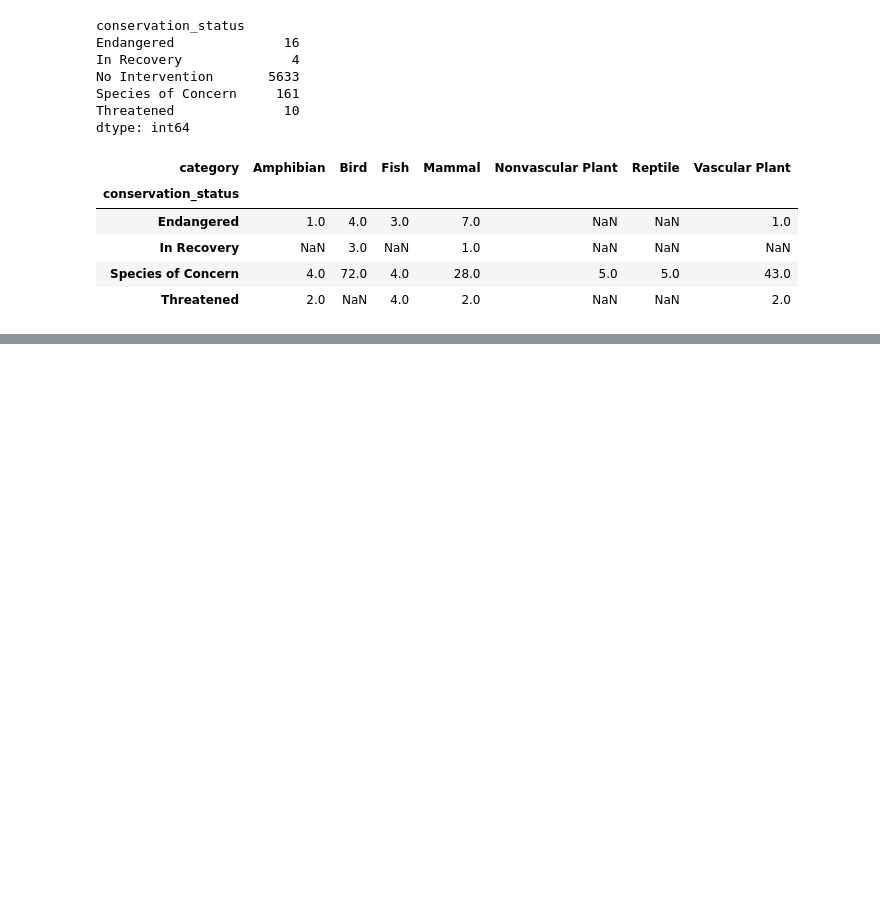
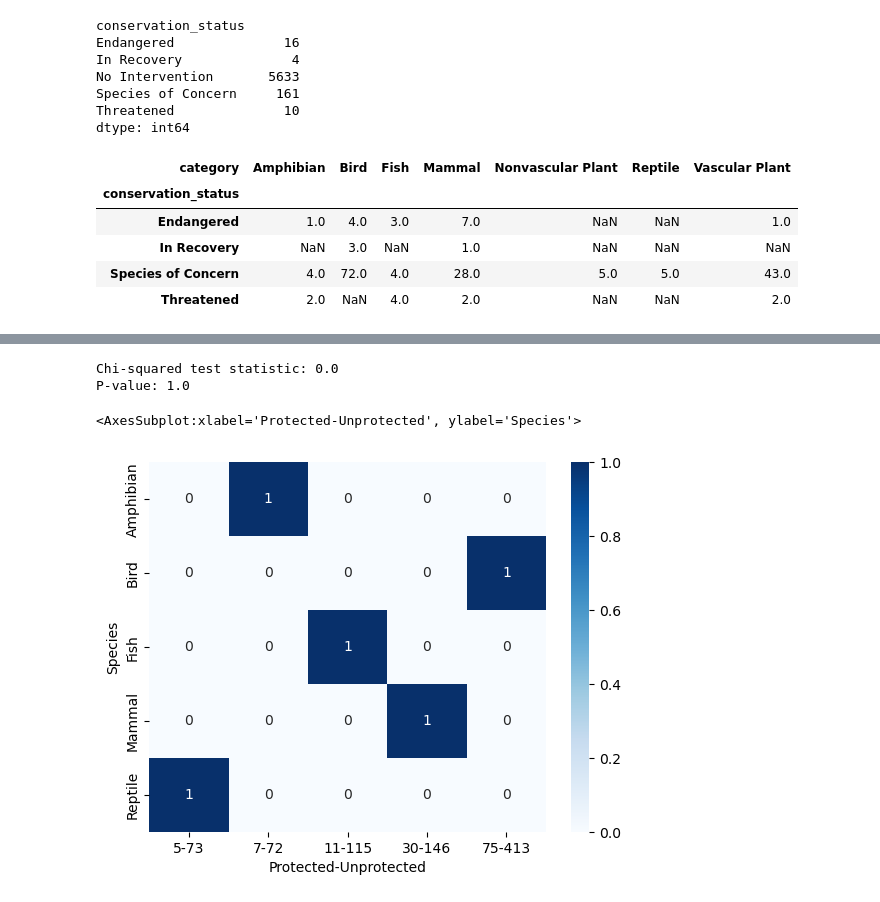
Before and after one commit to minaguevara/biodicersity-national-parks, a Jupyter notebook: biodiversity.ipynb, the cells around one changed output, grey strips where cells are left out. Saved outputs shown, nothing was run; the diff lists cells and outputs as text; code cells hidden in the pictures; blank space fills up the shorter version.

```diff
--- a/biodiversity.ipynb
+++ b/biodiversity.ipynb
@@ -195,0 +309,23 @@ plt.clf()
+# %%
+contingency_fish_amphibian = [[11, 115],
+                              [7, 72]]
+
+chi2, p_value, dof, expected = chi2_contingency(contingency_fish_amphibian)
+print("Chi-squared test statistic:", chi2)
+print("P-value:", p_value)
+# %% [output]
+Chi-squared test statistic: 0.0
+P-value: 1.0
+# %%
+import pandas as pd
+
+data = {'Species': ['Mammal', 'Bird', 'Reptile', 'Fish', 'Amphibian'],
+        'Protected': [30, 75, 5, 11, 7],
+        'Unprotected': [146, 413, 73, 115, 72]}
+
+df = pd.DataFrame(data)
+ct = pd.crosstab(df['Species'], [df['Protected'], df['Unprotected']])
+sns.heatmap(ct, cmap='Blues', annot=True, fmt='d')
+# %% [output]
+<AxesSubplot:xlabel='Protected-Unprotected', ylabel='Species'>
+[figure, added]
```
Also changed, not shown: parts of 22 cells of this notebook, 4 other files.
